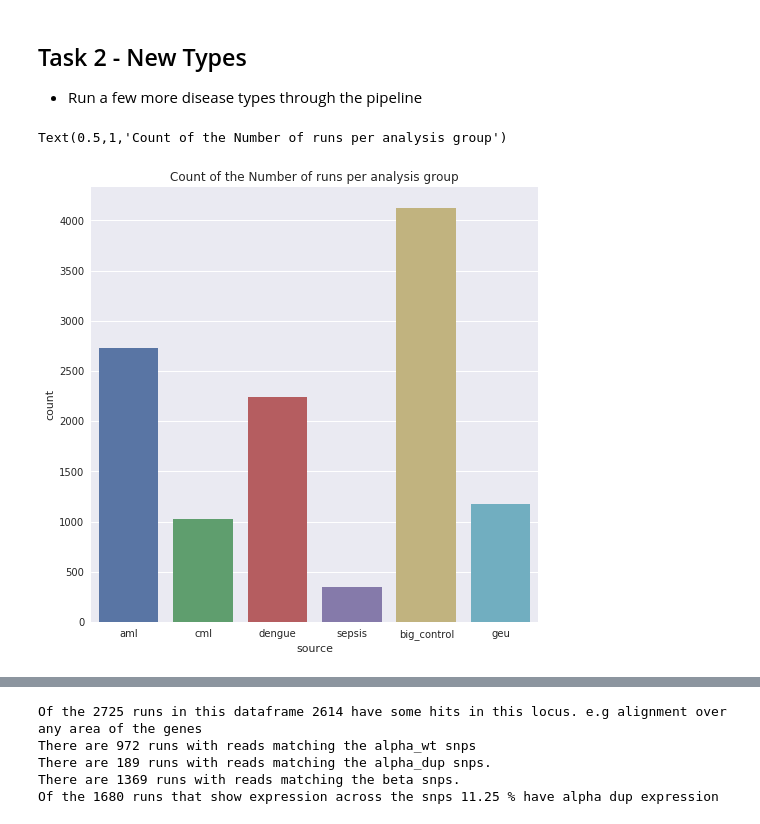
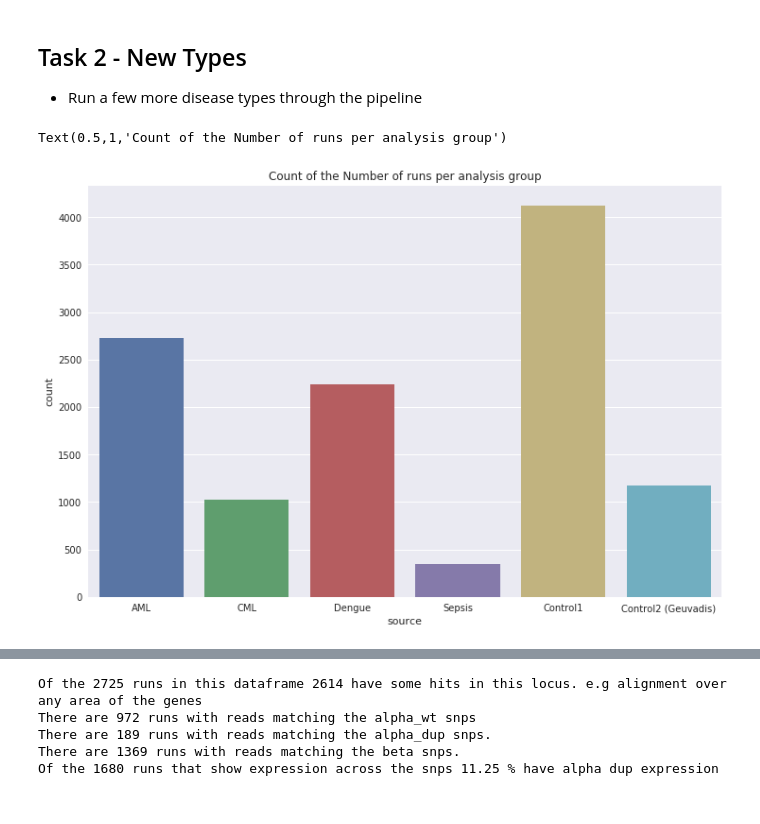
Before and after one commit to NCBI-Hackathons/Tryptase_Duplication, a Jupyter notebook: analysis/notebooks/analysis_for_final_meeting.ipynb, the cells around one changed output, grey strips where cells are left out. Cells and saved outputs as stored; diff of their text form; code cells hidden in the pictures.

```diff
--- a/analysis/notebooks/analysis_for_final_meeting.ipynb
+++ b/analysis/notebooks/analysis_for_final_meeting.ipynb
@@ -333,14 +335,35 @@ big_control_df = pd.read_csv('../data_files/mbase_normed/big_control.meta.mbase_
 geu_control_df = pd.read_csv('../data_files/mbase_normed/geu.meta.mbase_norm.csv', index_col=0)
 # %%
 master_df = aml_df.append([cml_df,dengue_df,sepsis_df, big_control_df, geu_control_df])
+# %%
+def clean_labels(df):
+
+    label = df['source']
+
+    mappings ={
+        'aml': 'AML',
+        'cml': 'CML',
+        'dengue': 'Dengue',
+        'sepsis': 'Sepsis',
+        'big_control': 'Control1',
+        'geu': 'Control2 (Geuvadis)',
+    }
+
+    return mappings[label]
+
+
+master_df['source'] = master_df.apply(clean_labels, axis=1)
 # %%
 #How many of each type do we have?
-fig, ax = plt.subplots(figsize=(8,8))
+fig, ax = plt.subplots(figsize=(12,8))
+
+x_labels = ['AML', 'CML', 'Dengue', 'Sepsis', 'Control1', 'Control2', ]
+
 sns.countplot(x='source', data=master_df)
 
 ax.set_title('Count of the Number of runs per analysis group')
 # %% [output]
 Text(0.5,1,'Count of the Number of runs per analysis group')
-[figure, old version]
+[figure, new version]
 # %%
 #What are the expression levels of each type?
```
Also changed, not shown: parts of 15 cells of this notebook, 22 other files.
